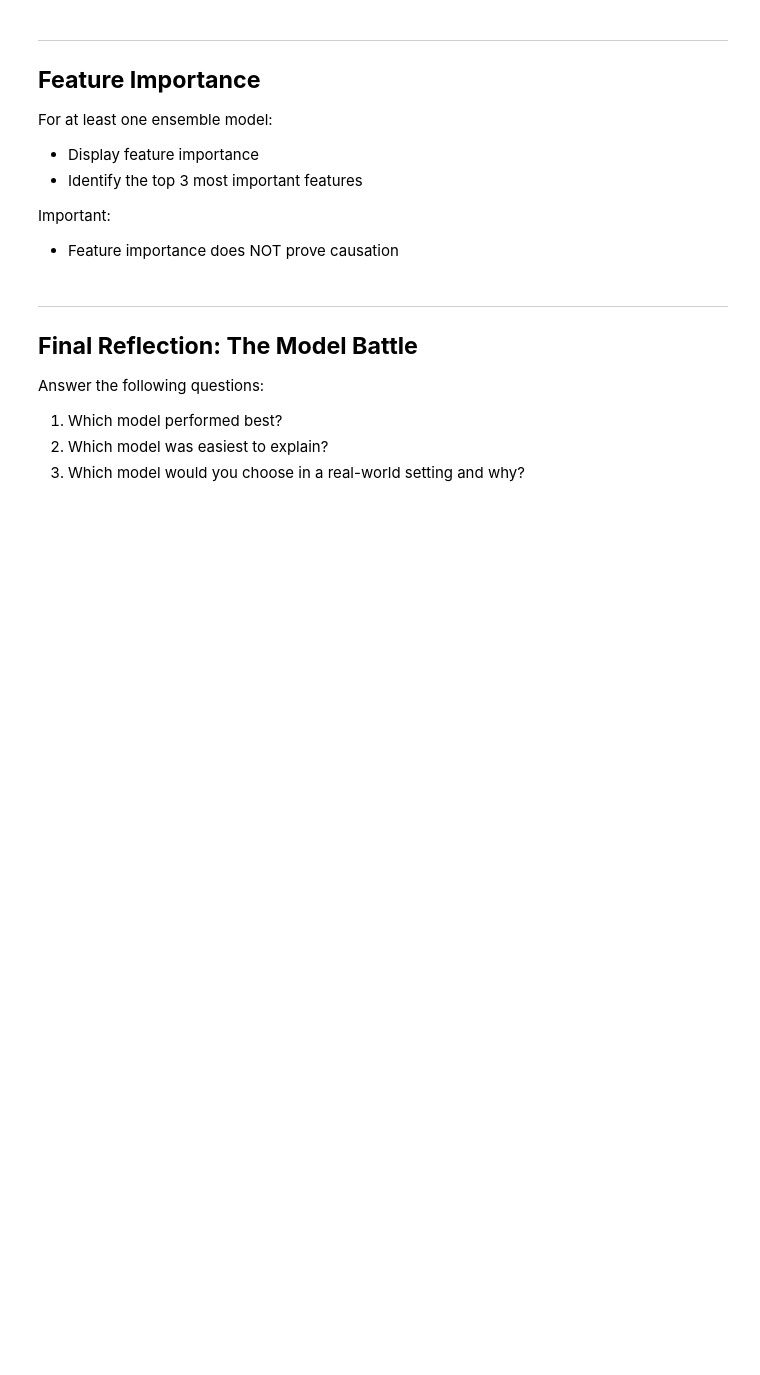
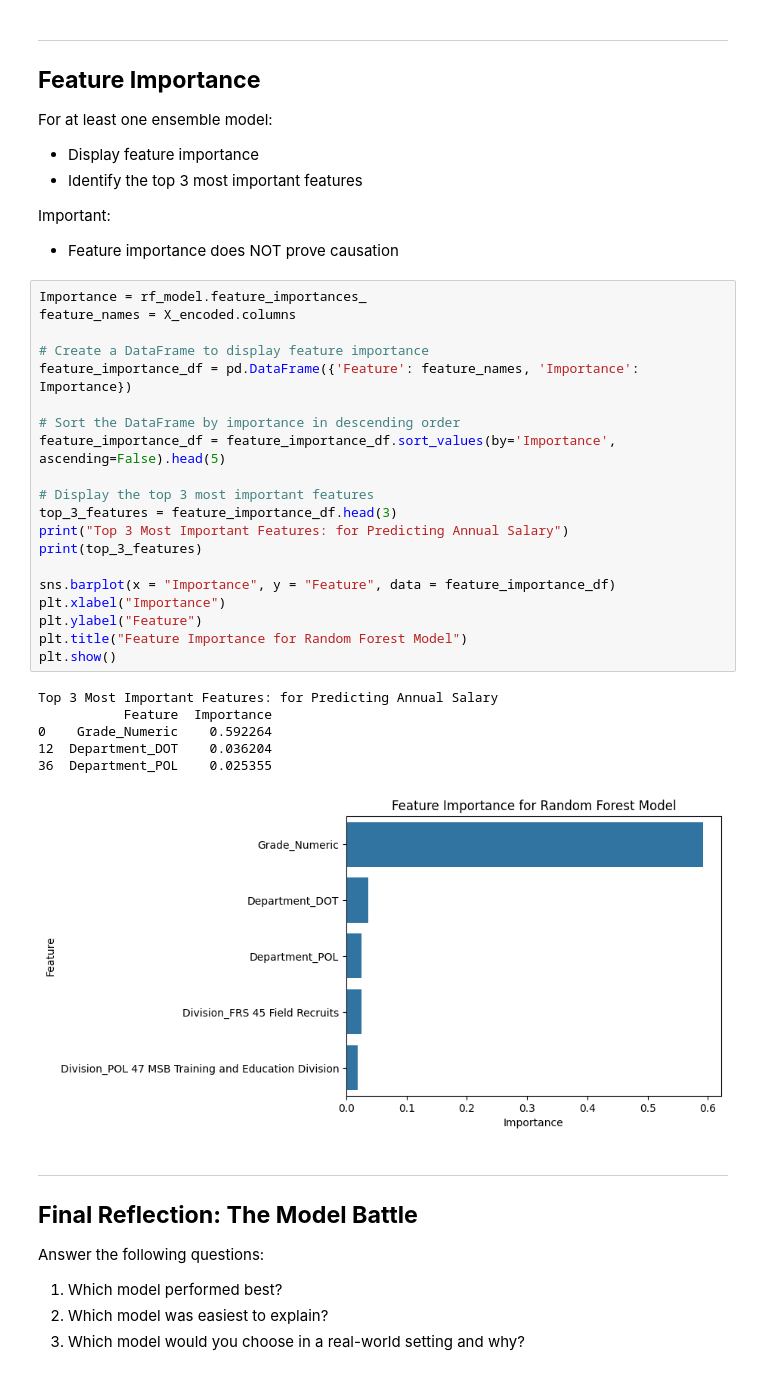
Before and after one commit to Nikolai-N484/Data201_NikolaiN, a Jupyter notebook: Project3/Nikolai_Navarro_Project3_Week14.ipynb, the cells around one changed output. Saved outputs shown, nothing was run; the diff lists cells and outputs as text; blank space fills up the shorter version.

```diff
--- a/Project3/Nikolai_Navarro_Project3_Week14.ipynb
+++ b/Project3/Nikolai_Navarro_Project3_Week14.ipynb
@@ -336,6 +338,33 @@ For at least one ensemble model:
 
 Important:
 - Feature importance does NOT prove causation
+# %%
+Importance = rf_model.feature_importances_
+feature_names = X_encoded.columns
+
+# Create a DataFrame to display feature importance
+feature_importance_df = pd.DataFrame({'Feature': feature_names, 'Importance': Importance})
+
+# Sort the DataFrame by importance in descending order
+feature_importance_df = feature_importance_df.sort_values(by='Importance', ascending=False).head(5)
+
+# Display the top 3 most important features
+top_3_features = feature_importance_df.head(3)
+print("Top 3 Most Important Features: for Predicting Annual Salary")
+print(top_3_features)
+
+sns.barplot(x = "Importance", y = "Feature", data = feature_importance_df)
+plt.xlabel("Importance")
+plt.ylabel("Feature")
+plt.title("Feature Importance for Random Forest Model")
+plt.show()
+# %% [output]
+Top 3 Most Important Features: for Predicting Annual Salary
+           Feature  Importance
+0    Grade_Numeric    0.592264
+12  Department_DOT    0.036204
+36  Department_POL    0.025355
+[figure, added]
 # %% [markdown]
 ---
 ## **Final Reflection: The Model Battle**
```
Also changed, not shown: parts of 3 cells of this notebook.
